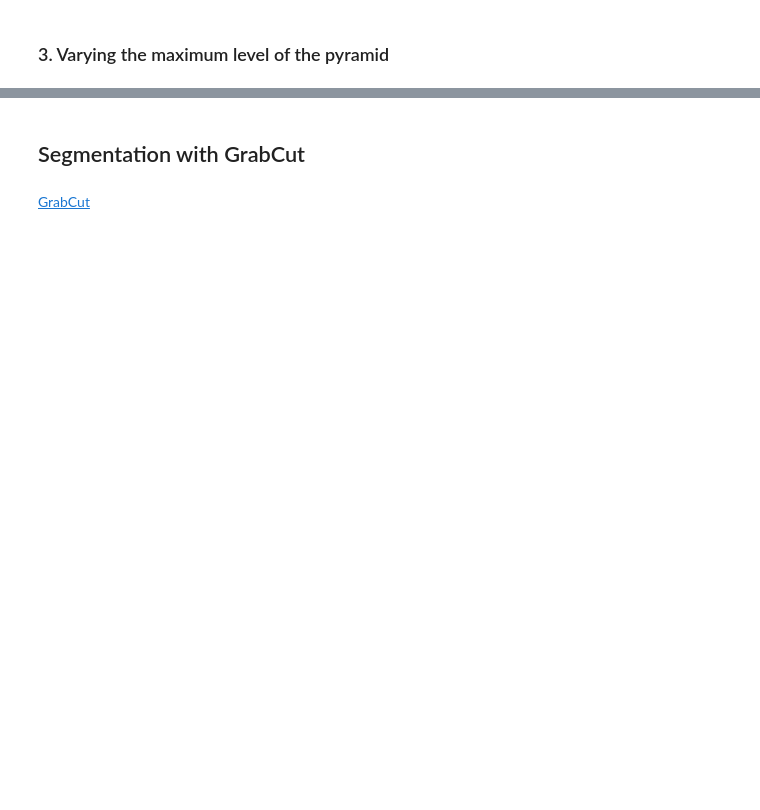
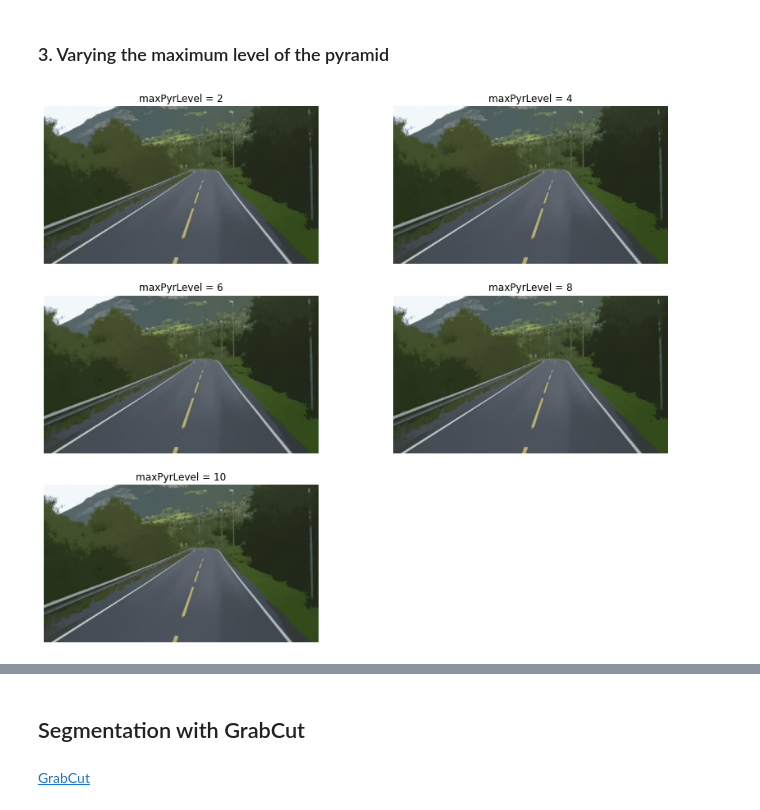
Before and after one commit to paulinho-16/MEIC-VC, a Jupyter notebook: Exercises/Part1/5_image_segmentation.ipynb, the cells around one changed output, grey strips where cells are left out. Drawn from its saved outputs; the diff is of its cells as text; code cells hidden in the pictures; blank space fills up the shorter version.

```diff
--- a/Exercises/Part1/5_image_segmentation.ipynb
+++ b/Exercises/Part1/5_image_segmentation.ipynb
@@ -225,9 +236,15 @@ for colorRadius in range(10,50,10):
 # %% [markdown]
 ### 3. Varying the maximum level of the pyramid
 # %%
+fig, ax = plt.subplots(3, 2, figsize=(14,12))
+fig.delaxes(ax[2][1])
+
 for maxPyrLevel in range(2,12,2):
     segmentedRoadImg = cv2.pyrMeanShiftFiltering(img3, 40, 20, maxPyrLevel)
-    plt.imshow(segmentedRoadImg)
-    plt.title('maxPyrLevel = {0}'.format(maxPyrLevel))
-    plt.axis('off')
-    plt.show()
+    ax[maxPyrLevel // 5, int(maxPyrLevel % 4 == 0)].imshow(segmentedRoadImg)
+    ax[maxPyrLevel // 5, int(maxPyrLevel % 4 == 0)].set_title('maxPyrLevel = {0}'.format(maxPyrLevel))
+    ax[maxPyrLevel // 5, int(maxPyrLevel % 4 == 0)].axis('off')
+
+plt.show()
+# %% [output]
+[figure, added]
```
Also changed, not shown: parts of 6 cells of this notebook.
